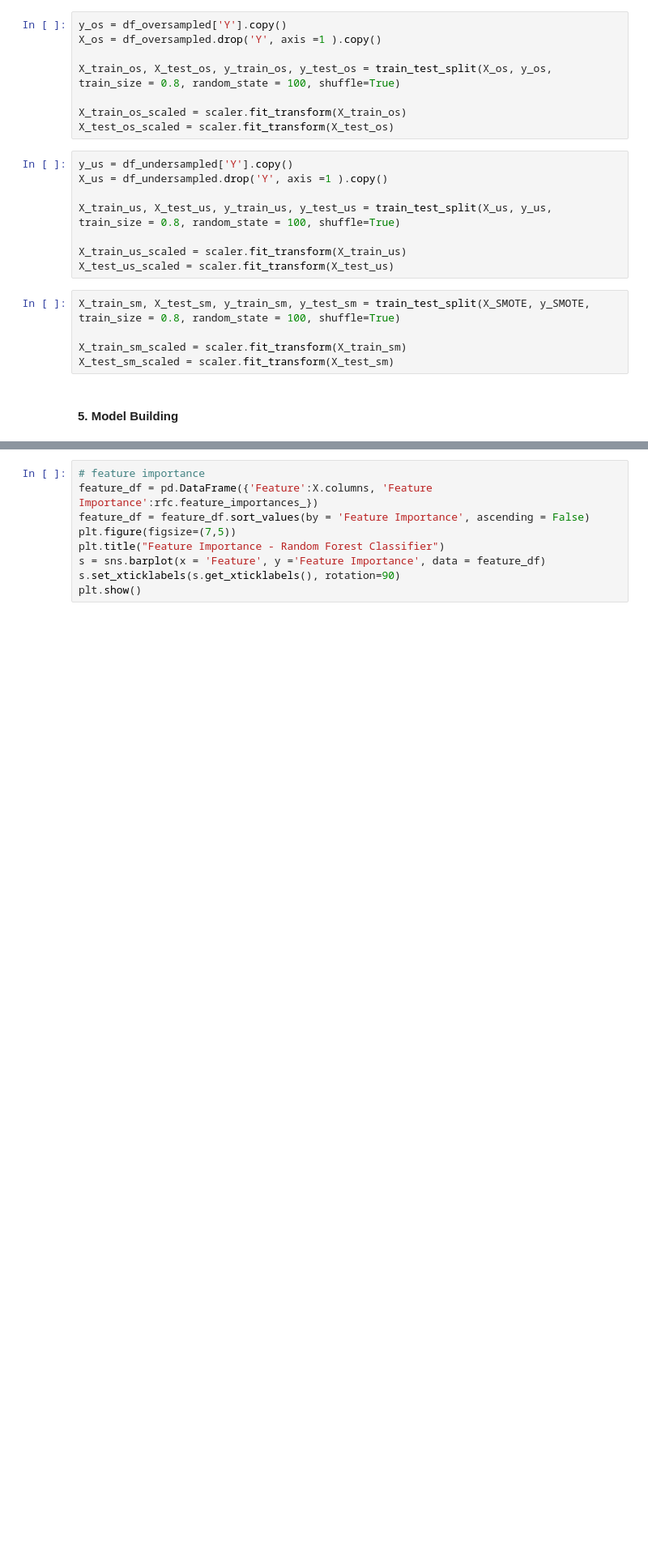
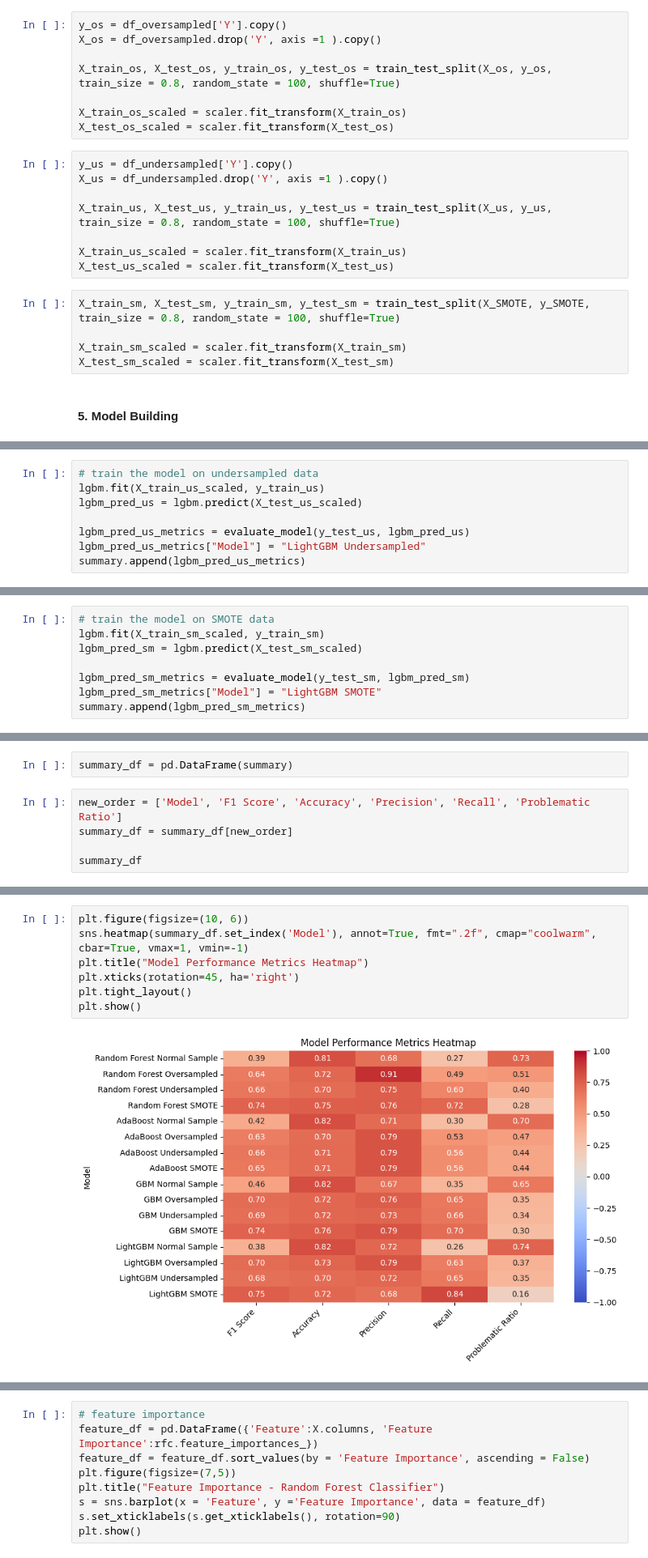
Before and after one commit to minjeoungneev/Default_Credit_Card, a Jupyter notebook: Models.ipynb, the cells around one changed output, grey strips where cells are left out. Shown at 81% size. Saved outputs shown, nothing was run; the diff lists cells and outputs as text; blank space fills up the shorter version.

```diff
--- a/Models.ipynb
+++ b/Models.ipynb
@@ -417,0 +775,8 @@ rfc_pred = rfc.predict(X_test)
+# %%
+# train the model on undersampled data
+lgbm.fit(X_train_us_scaled, y_train_us)
+lgbm_pred_us = lgbm.predict(X_test_us_scaled)
+
+lgbm_pred_us_metrics = evaluate_model(y_test_us, lgbm_pred_us)
+lgbm_pred_us_metrics["Model"] = "LightGBM Undersampled"
+summary.append(lgbm_pred_us_metrics)
@@ -417,0 +801,8 @@ rfc_pred = rfc.predict(X_test)
+# %%
+# train the model on SMOTE data
+lgbm.fit(X_train_sm_scaled, y_train_sm)
+lgbm_pred_sm = lgbm.predict(X_test_sm_scaled)
+
+lgbm_pred_sm_metrics = evaluate_model(y_test_sm, lgbm_pred_sm)
+lgbm_pred_sm_metrics["Model"] = "LightGBM SMOTE"
+summary.append(lgbm_pred_sm_metrics)
@@ -417,0 +827,7 @@ rfc_pred = rfc.predict(X_test)
+# %%
+summary_df = pd.DataFrame(summary)
+# %%
+new_order = ['Model', 'F1 Score', 'Accuracy', 'Precision', 'Recall', 'Problematic Ratio']
+summary_df = summary_df[new_order]
+
+summary_df
@@ -417,0 +852,9 @@ rfc_pred = rfc.predict(X_test)
+# %%
+plt.figure(figsize=(10, 6))
+sns.heatmap(summary_df.set_index('Model'), annot=True, fmt=".2f", cmap="coolwarm", cbar=True, vmax=1, vmin=-1)
+plt.title("Model Performance Metrics Heatmap")
+plt.xticks(rotation=45, ha='right')
+plt.tight_layout()
+plt.show()
+# %% [output]
+[figure, added]
```
Also changed, not shown: parts of 39 cells of this notebook.
